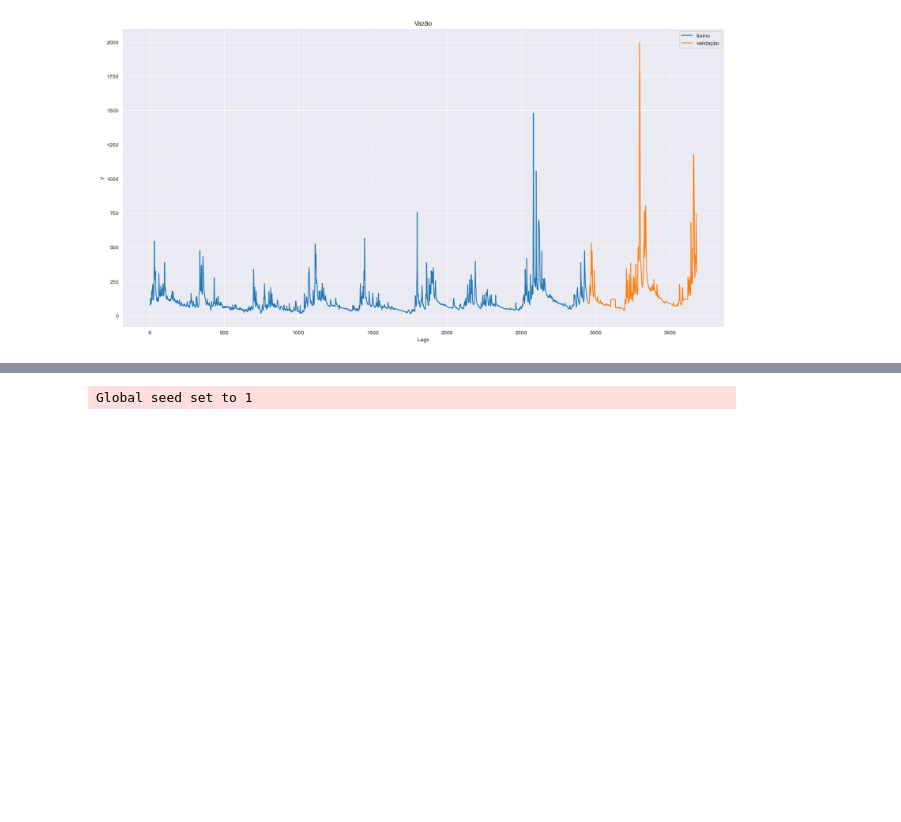
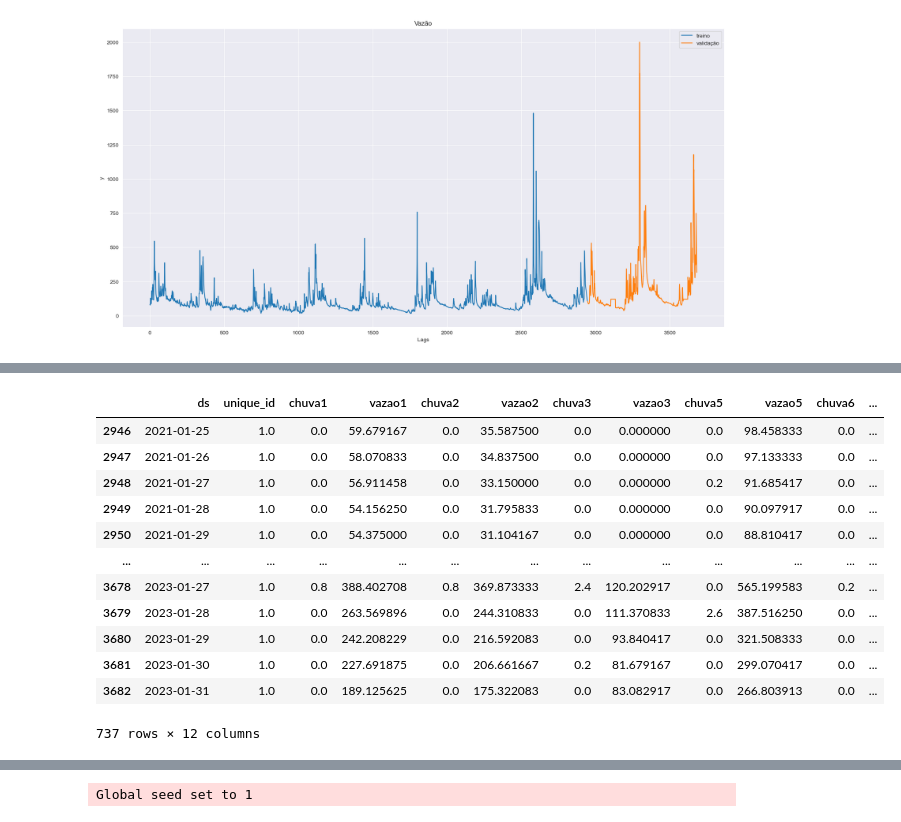
Before and after one commit to wasf84/pgmc-mestrado, a Jupyter notebook: dissertacao/bacia_rio_doce/doce.ipynb, the cells around one changed output, grey strips where cells are left out. Drawn from its saved outputs; the diff is of its cells as text; code cells hidden in the pictures; blank space fills up the shorter version.

```diff
--- a/dissertacao/bacia_rio_doce/doce.ipynb
+++ b/dissertacao/bacia_rio_doce/doce.ipynb
@@ -560,4 +585,5 @@ training_size = round(len(ds_alto.dl_inputs) * 0.8) # 80% de treinamento / 20% d
 fch = len(ds_alto.dl_inputs) - training_size
 len(ds_alto.dl_inputs), training_size, fch
 
-# ds_alto.dl_inputs
+# Vou fazer o mesmo que fiz anteriormente, remover as colunas "chuva4" e "vazao4"
+ds_alto.dl_inputs.drop(columns=['chuva4', 'vazao4'], inplace=True)
@@ -578,0 +626,17 @@ plt.show()
+# %%
+futr_df = ds_alto.dl_validation[['ds', 'unique_id', 'chuva1', 'vazao1', 'chuva2', 'vazao2', 'chuva3', 'vazao3', 'chuva5', 'vazao5', 'chuva6', 'vazao6']]
+futr_df
+# %% [output]
+|  | ds | unique_id | chuva1 | vazao1 | chuva2 | vazao2 | chuva3 | vazao3 | chuva5 | vazao5 | chuva6 | ... |
+| 2946 | 2021-01-25 | 1.0 | 0.0 | 59.679167 | 0.0 | 35.587500 | 0.0 | 0.000000 | 0.0 | 98.458333 | 0.0 | ... |
+| 2947 | 2021-01-26 | 1.0 | 0.0 | 58.070833 | 0.0 | 34.837500 | 0.0 | 0.000000 | 0.0 | 97.133333 | 0.0 | ... |
+| 2948 | 2021-01-27 | 1.0 | 0.0 | 56.911458 | 0.0 | 33.150000 | 0.0 | 0.000000 | 0.2 | 91.685417 | 0.0 | ... |
+| 2949 | 2021-01-28 | 1.0 | 0.0 | 54.156250 | 0.0 | 31.795833 | 0.0 | 0.000000 | 0.0 | 90.097917 | 0.0 | ... |
+| 2950 | 2021-01-29 | 1.0 | 0.0 | 54.375000 | 0.0 | 31.104167 | 0.0 | 0.000000 | 0.0 | 88.810417 | 0.0 | ... |
+| ... | ... | ... | ... | ... | ... | ... | ... | ... | ... | ... | ... | ... |
+| 3678 | 2023-01-27 | 1.0 | 0.8 | 388.402708 | 0.8 | 369.873333 | 2.4 | 120.202917 | 0.0 | 565.199583 | 0.2 | ... |
+| 3679 | 2023-01-28 | 1.0 | 0.0 | 263.569896 | 0.0 | 244.310833 | 0.0 | 111.370833 | 2.6 | 387.516250 | 0.0 | ... |
+| 3680 | 2023-01-29 | 1.0 | 0.0 | 242.208229 | 0.0 | 216.592083 | 0.0 | 93.840417 | 0.0 | 321.508333 | 0.0 | ... |
+| 3681 | 2023-01-30 | 1.0 | 0.0 | 227.691875 | 0.0 | 206.661667 | 0.2 | 81.679167 | 0.0 | 299.070417 | 0.0 | ... |
+| 3682 | 2023-01-31 | 1.0 | 0.0 | 189.125625 | 0.0 | 175.322083 | 0.0 | 83.082917 | 0.0 | 266.803913 | 0.0 | ... |
+737 rows × 12 columns
```
Also changed, not shown: parts of 31 cells of this notebook, 6 other files.
